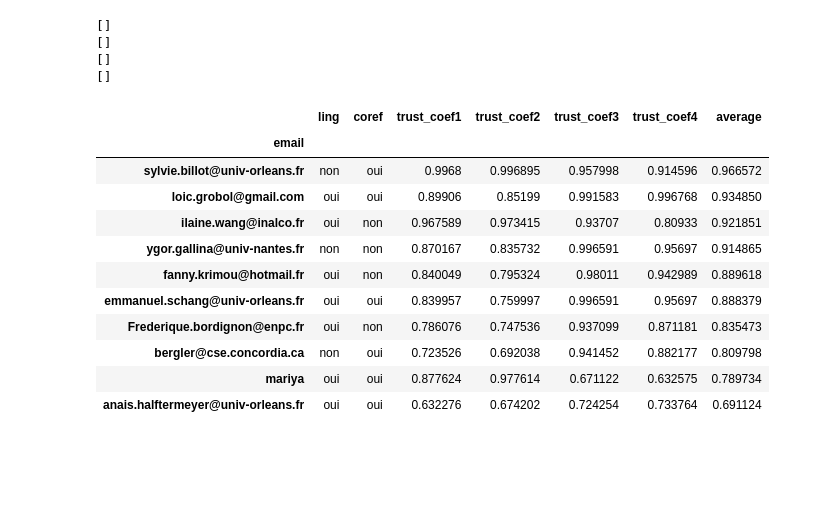
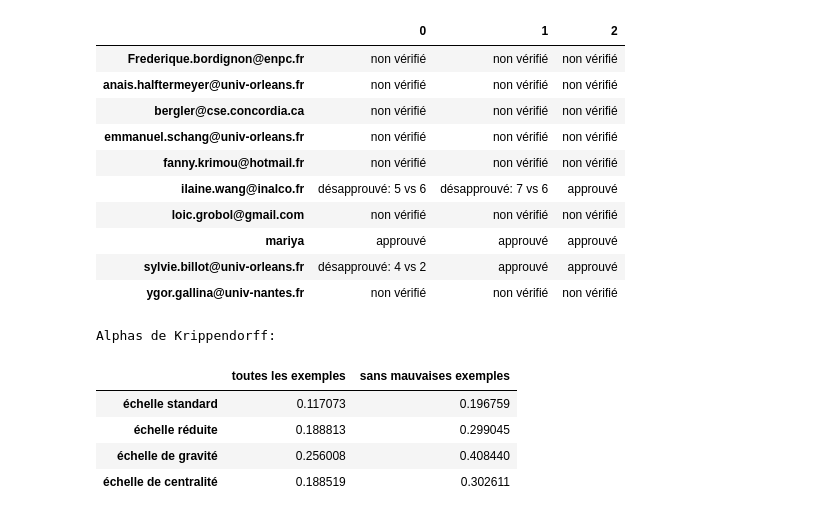
Before and after one commit to project178/coref-metrics-vs-humans, a Jupyter notebook: data_analysis.ipynb, the cells around one changed output. Drawn from its saved outputs; the diff is of its cells as text; code cells hidden in the pictures; blank space fills up the shorter version.

```diff
--- a/data_analysis.ipynb
+++ b/data_analysis.ipynb
@@ -54,29 +43,41 @@ Alpha de Krippendorff sur des 'bons' exemples seulement avec une échelle rédui
-# %%
-trust_coefs = [get_trust_coefs(answers), get_trust_coefs(small), get_trust_coefs(answers, good_only=True), get_trust_coefs(small, good_only=True)]
-for coef in trust_coefs: print(list(ident_bad_annot(coef)))
-# %% [output]
-[]
-[]
-[]
-[]
-# %%
-annotators_info = answers[["ling", "coref"]]
-for i, trust_coef in enumerate(trust_coefs, 1):
-    annotators_info.loc[:,"trust_coef"+str(i)] = None
-    for annotator in trust_coef:
-        annotators_info.loc[annotator,"trust_coef"+str(i)] = trust_coef[annotator]
-annotators_info["average"] = annotators_info[["trust_coef1", "trust_coef2", "trust_coef3", "trust_coef4"]].mean(axis=1)
-annotators_info.sort_values(by="average", ascending=False)
-# %% [output]
-|  | ling | coref | trust_coef1 | trust_coef2 | trust_coef3 | trust_coef4 | average |
-| email |  |  |  |  |  |  |  |
-| sylvie.billot@univ-orleans.fr | non | oui | 0.9968 | 0.996895 | 0.957998 | 0.914596 | 0.966572 |
-| loic.grobol@gmail.com | oui | oui | 0.89906 | 0.85199 | 0.991583 | 0.996768 | 0.934850 |
-| ilaine.wang@inalco.fr | oui | non | 0.967589 | 0.973415 | 0.93707 | 0.80933 | 0.921851 |
-| ygor.gallina@univ-nantes.fr | non | non | 0.870167 | 0.835732 | 0.996591 | 0.95697 | 0.914865 |
-| fanny.krimou@hotmail.fr | oui | non | 0.840049 | 0.795324 | 0.98011 | 0.942989 | 0.889618 |
-| emmanuel.schang@univ-orleans.fr | oui | oui | 0.839957 | 0.759997 | 0.996591 | 0.95697 | 0.888379 |
-| Frederique.bordignon@enpc.fr | oui | non | 0.786076 | 0.747536 | 0.937099 | 0.871181 | 0.835473 |
-| bergler@cse.concordia.ca | non | oui | 0.723526 | 0.692038 | 0.941452 | 0.882177 | 0.809798 |
-| mariya | oui | oui | 0.877624 | 0.977614 | 0.671122 | 0.632575 | 0.789734 |
-| anais.halftermeyer@univ-orleans.fr | oui | oui | 0.632276 | 0.674202 | 0.724254 | 0.733764 | 0.691124 |
+# %%
+doubles = {23:128, 38:129, 75:130}
+checks = {}
+for annotator in answers.index:
+    check = []
+    for k, v in doubles.items():
+        first, last = answers[k][annotator], answers[v][annotator]
+        check.append("non vérifié") if None in (first, last) else check.append("approuvé") if first == last else check.append("désapprouvé: "+first+" vs "+last)
+    checks[annotator] = check
+pd.DataFrame(checks).T.style.applymap(lambda x: "background-color: honeydew" if x == "approuvé" else "background-color: white" if x == "non vérifié" else "background-color: lavenderblush")
+# %% [output]
+|  | 0 | 1 | 2 |
+| Frederique.bordignon@enpc.fr | non vérifié | non vérifié | non vérifié |
+| anais.halftermeyer@univ-orleans.fr | non vérifié | non vérifié | non vérifié |
+| bergler@cse.concordia.ca | non vérifié | non vérifié | non vérifié |
+| emmanuel.schang@univ-orleans.fr | non vérifié | non vérifié | non vérifié |
+| fanny.krimou@hotmail.fr | non vérifié | non vérifié | non vérifié |
+| ilaine.wang@inalco.fr | désapprouvé: 5 vs 6 | désapprouvé: 7 vs 6 | approuvé |
+| loic.grobol@gmail.com | non vérifié | non vérifié | non vérifié |
+| mariya | approuvé | approuvé | approuvé |
+| sylvie.billot@univ-orleans.fr | désapprouvé: 4 vs 2 | approuvé | approuvé |
+| ygor.gallina@univ-nantes.fr | non vérifié | non vérifié | non vérifié |
+# %%
+smaller = {"2" : "1", "3" : "2", "4" : "2", "5" : "3", "6" : "3", "7" : "4"}
+gravity = {"0":"grave", "1":"grave", "2":"grave", "3":"pas grave", "4":"pas grave", "5":"pas grave", "6":"pas grave", "7":"pas de fautes"}
+centrality = {"0":"fondamental", "1":"périphérique", "2":"périphérique", "3":"fondamental", "4":"fondamental", "5":"périphérique", "6":"périphérique", "7":"pas de fautes"}
+small, gravity_eval, centrality_eval = [answers.applymap(lambda x : scale[x] if x in scale.keys() else x) for scale in [smaller, gravity, centrality]]
+scale_names = ["standard", "réduit","gravité", "centralité"]
+alphas_krip = {"échelle standard": [alpha_df(answers), alpha_df(answers, good_only=True)],
+              "échelle réduite": [alpha_df(small), alpha_df(small, good_only=True)],
+              "échelle de gravité": [alpha_df(gravity_eval), alpha_df(gravity_eval, good_only=True)],
+              "échelle de centralité": [alpha_df(centrality_eval), alpha_df(centrality_eval, good_only=True)]}
+print("Alphas de Krippendorff:")
+pd.DataFrame.from_dict(alphas_krip, orient="index", columns=["toutes les exemples", "sans mauvaises exemples"])
+# %% [output]
+Alphas de Krippendorff:
+|  | toutes les exemples | sans mauvaises exemples |
+| échelle standard | 0.117073 | 0.196759 |
+| échelle réduite | 0.188813 | 0.299045 |
+| échelle de gravité | 0.256008 | 0.408440 |
+| échelle de centralité | 0.188519 | 0.302611 |
```
Also changed, not shown: parts of 8 cells of this notebook, 1 other file.
